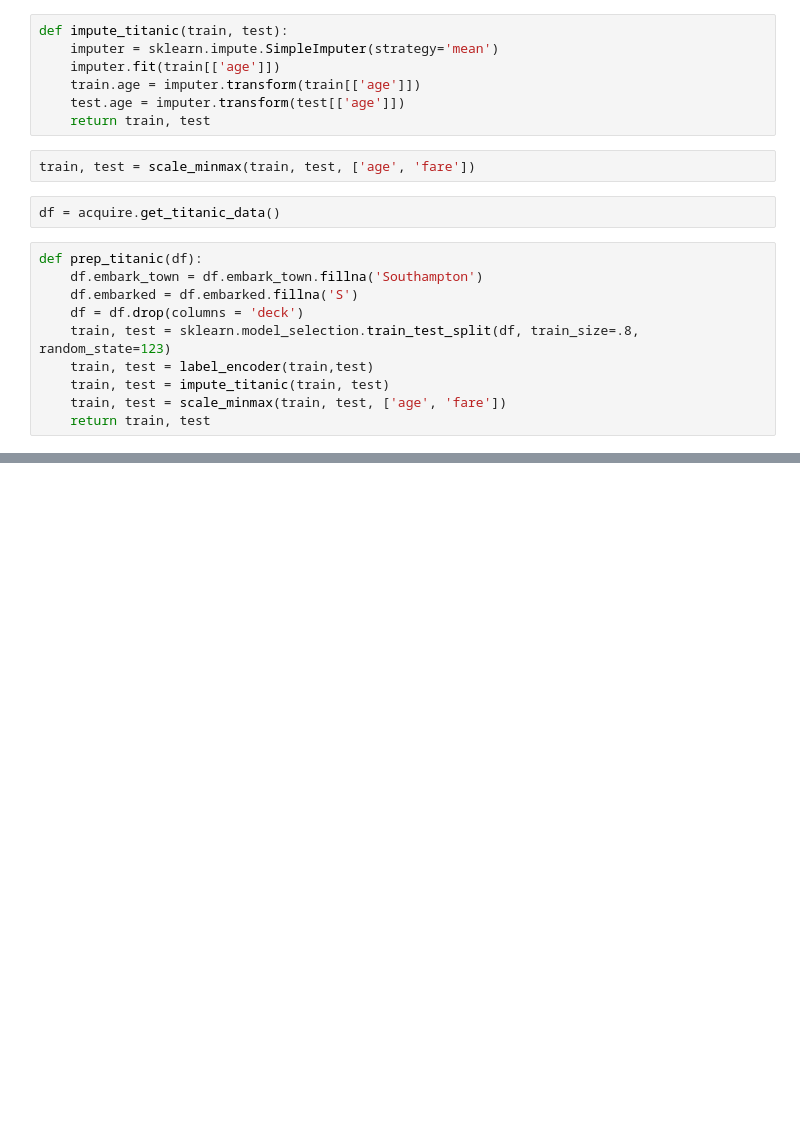
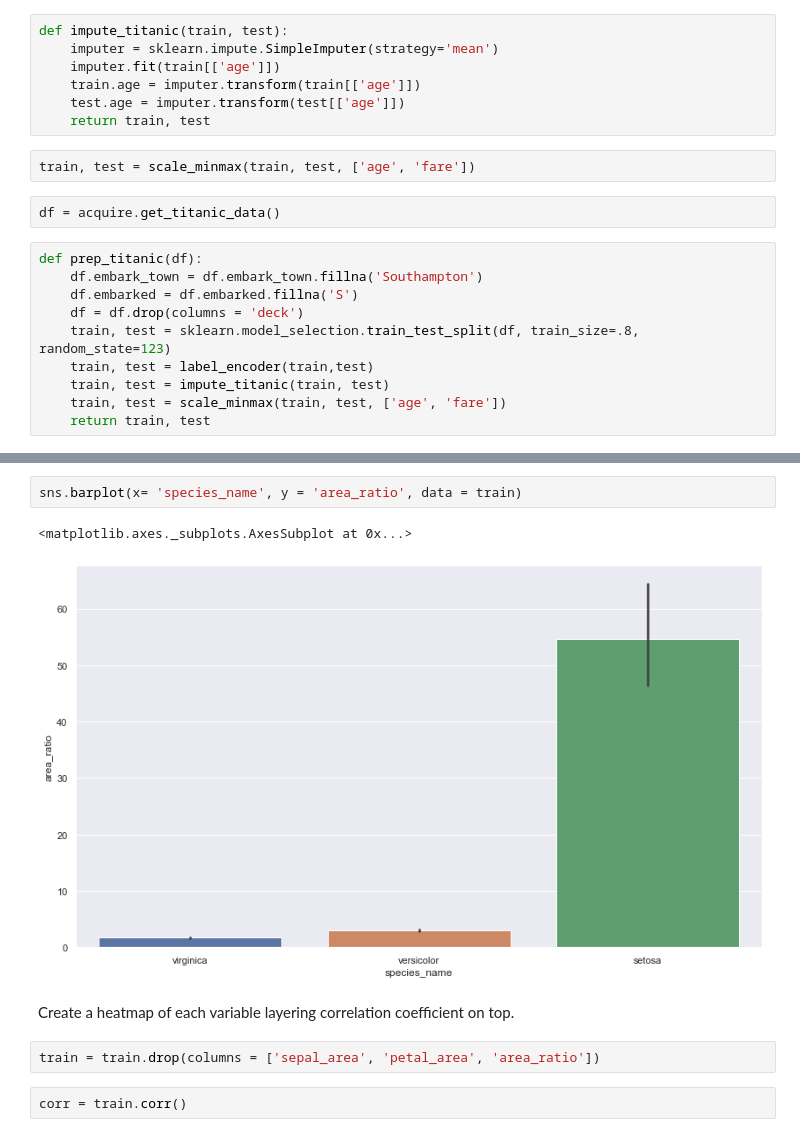
Before and after one commit to ravinder79/classification, a Jupyter notebook: classification_exercises.ipynb, the cells around one changed output, grey strips where cells are left out. Saved outputs shown, nothing was run; the diff lists cells and outputs as text; blank space fills up the shorter version.

```diff
--- a/classification_exercises.ipynb
+++ b/classification_exercises.ipynb
@@ -437,0 +554,11 @@ train, test = prep_titanic(df)
+# %%
+sns.barplot(x= 'species_name', y = 'area_ratio', data = train)
+# %% [output]
+<matplotlib.axes._subplots.AxesSubplot at 0x...>
+[figure, added]
+# %% [markdown]
+Create a heatmap of each variable layering correlation coefficient on top.
+# %%
+train = train.drop(columns = ['sepal_area', 'petal_area', 'area_ratio'])
+# %%
+corr = train.corr()
```
Also changed, not shown: parts of 27 cells of this notebook.
